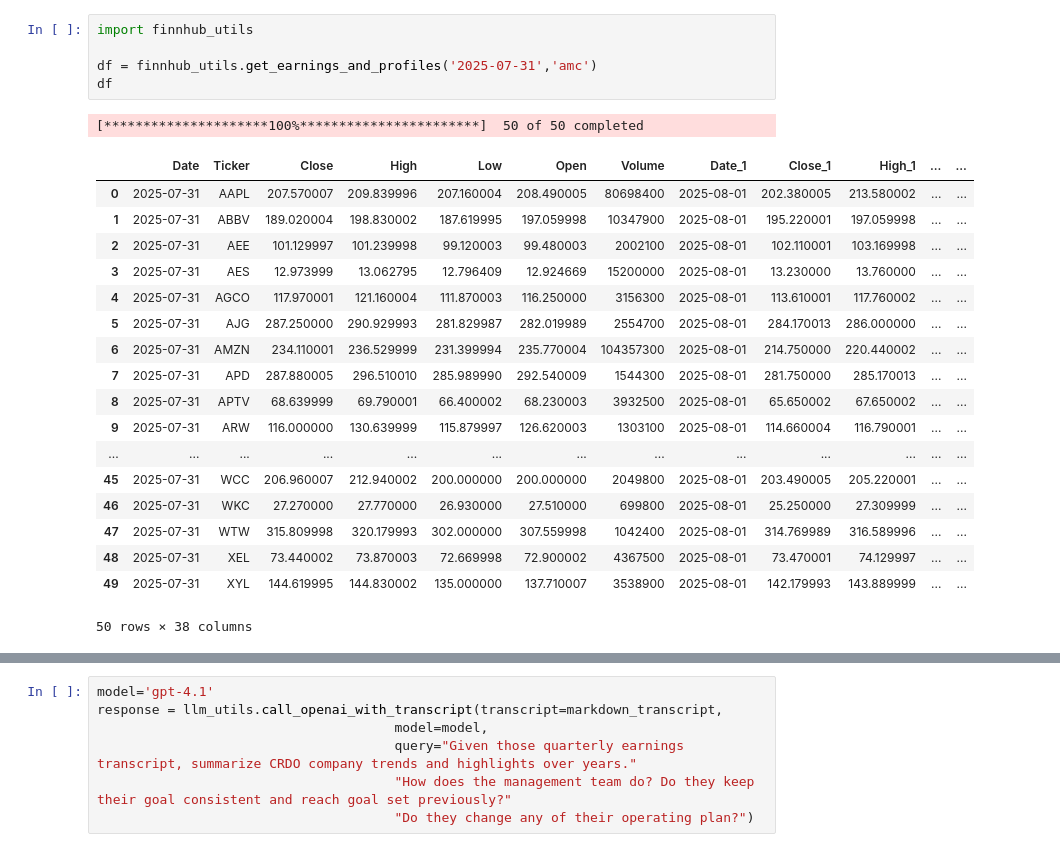
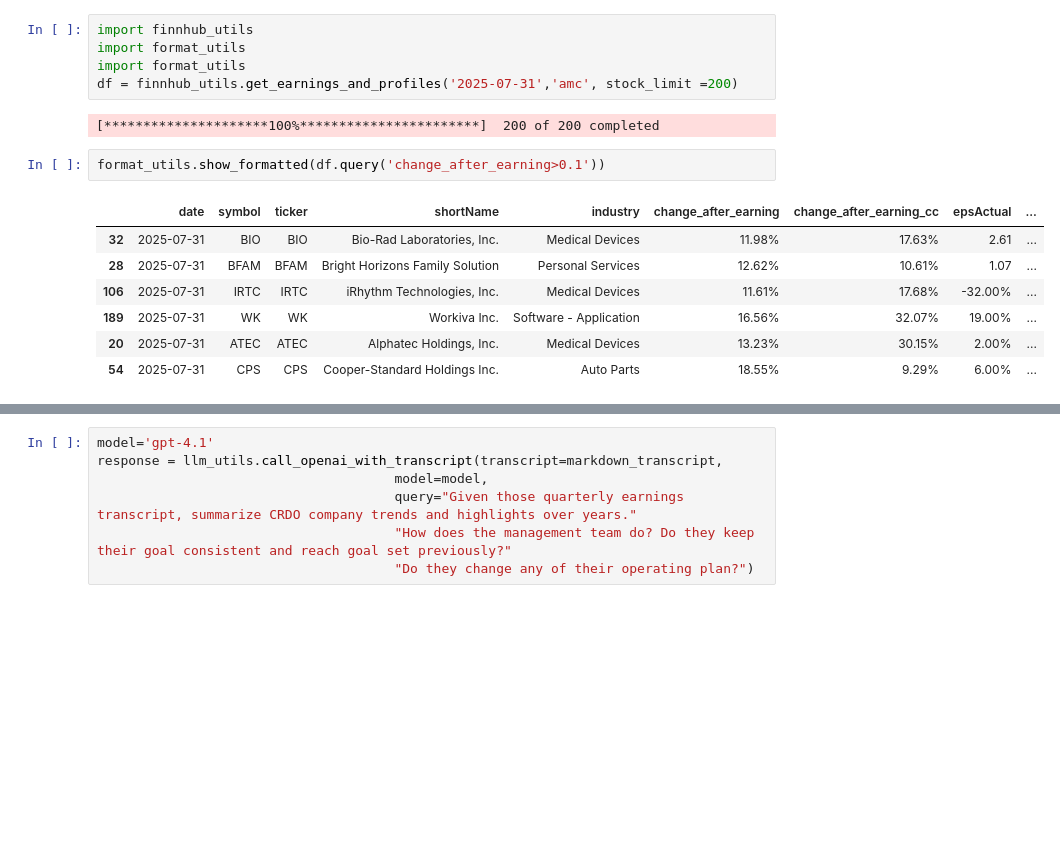
Before and after one commit to jiongmumu/TradingAgents, a Jupyter notebook: tradingagents/dataflows/test_utils.ipynb, the cells around one changed output, grey strips where cells are left out. Cells and saved outputs as stored; diff of their text form; blank space fills up the shorter version.

```diff
--- a/tradingagents/dataflows/test_utils.ipynb
+++ b/tradingagents/dataflows/test_utils.ipynb
@@ -36,25 +9,17 @@ for quarter in quarters:
 # %%
 import finnhub_utils
-
-df = finnhub_utils.get_earnings_and_profiles('2025-07-31','amc')
-df
+import format_utils
+import format_utils
+df = finnhub_utils.get_earnings_and_profiles('2025-07-31','amc', stock_limit =200)
 # %% [output]
-[*********************100%***********************]  50 of 50 completed
+[*********************100%***********************]  200 of 200 completed
-|  | Date | Ticker | Close | High | Low | Open | Volume | Date_1 | Close_1 | High_1 | ... | ... |
-| 0 | 2025-07-31 | AAPL | 207.570007 | 209.839996 | 207.160004 | 208.490005 | 80698400 | 2025-08-01 | 202.380005 | 213.580002 | ... | ... |
-| 1 | 2025-07-31 | ABBV | 189.020004 | 198.830002 | 187.619995 | 197.059998 | 10347900 | 2025-08-01 | 195.220001 | 197.059998 | ... | ... |
-| 2 | 2025-07-31 | AEE | 101.129997 | 101.239998 | 99.120003 | 99.480003 | 2002100 | 2025-08-01 | 102.110001 | 103.169998 | ... | ... |
-| 3 | 2025-07-31 | AES | 12.973999 | 13.062795 | 12.796409 | 12.924669 | 15200000 | 2025-08-01 | 13.230000 | 13.760000 | ... | ... |
-| 4 | 2025-07-31 | AGCO | 117.970001 | 121.160004 | 111.870003 | 116.250000 | 3156300 | 2025-08-01 | 113.610001 | 117.760002 | ... | ... |
-| 5 | 2025-07-31 | AJG | 287.250000 | 290.929993 | 281.829987 | 282.019989 | 2554700 | 2025-08-01 | 284.170013 | 286.000000 | ... | ... |
-| 6 | 2025-07-31 | AMZN | 234.110001 | 236.529999 | 231.399994 | 235.770004 | 104357300 | 2025-08-01 | 214.750000 | 220.440002 | ... | ... |
-| 7 | 2025-07-31 | APD | 287.880005 | 296.510010 | 285.989990 | 292.540009 | 1544300 | 2025-08-01 | 281.750000 | 285.170013 | ... | ... |
-| 8 | 2025-07-31 | APTV | 68.639999 | 69.790001 | 66.400002 | 68.230003 | 3932500 | 2025-08-01 | 65.650002 | 67.650002 | ... | ... |
-| 9 | 2025-07-31 | ARW | 116.000000 | 130.639999 | 115.879997 | 126.620003 | 1303100 | 2025-08-01 | 114.660004 | 116.790001 | ... | ... |
-| ... | ... | ... | ... | ... | ... | ... | ... | ... | ... | ... | ... | ... |
-| 45 | 2025-07-31 | WCC | 206.960007 | 212.940002 | 200.000000 | 200.000000 | 2049800 | 2025-08-01 | 203.490005 | 205.220001 | ... | ... |
-| 46 | 2025-07-31 | WKC | 27.270000 | 27.770000 | 26.930000 | 27.510000 | 699800 | 2025-08-01 | 25.250000 | 27.309999 | ... | ... |
-| 47 | 2025-07-31 | WTW | 315.809998 | 320.179993 | 302.000000 | 307.559998 | 1042400 | 2025-08-01 | 314.769989 | 316.589996 | ... | ... |
-| 48 | 2025-07-31 | XEL | 73.440002 | 73.870003 | 72.669998 | 72.900002 | 4367500 | 2025-08-01 | 73.470001 | 74.129997 | ... | ... |
-| 49 | 2025-07-31 | XYL | 144.619995 | 144.830002 | 135.000000 | 137.710007 | 3538900 | 2025-08-01 | 142.179993 | 143.889999 | ... | ... |
-50 rows × 38 columns
+# %%
+format_utils.show_formatted(df.query('change_after_earning>0.1'))
+# %% [output]
+|  | date | symbol | ticker | shortName | industry | change_after_earning | change_after_earning_cc | epsActual | ... |
+| 32 | 2025-07-31 | BIO | BIO | Bio-Rad Laboratories, Inc. | Medical Devices | 11.98% | 17.63% | 2.61 | ... |
+| 28 | 2025-07-31 | BFAM | BFAM | Bright Horizons Family Solution | Personal Services | 12.62% | 10.61% | 1.07 | ... |
+| 106 | 2025-07-31 | IRTC | IRTC | iRhythm Technologies, Inc. | Medical Devices | 11.61% | 17.68% | -32.00% | ... |
+| 189 | 2025-07-31 | WK | WK | Workiva Inc. | Software - Application | 16.56% | 32.07% | 19.00% | ... |
+| 20 | 2025-07-31 | ATEC | ATEC | Alphatec Holdings, Inc. | Medical Devices | 13.23% | 30.15% | 2.00% | ... |
+| 54 | 2025-07-31 | CPS | CPS | Cooper-Standard Holdings Inc. | Auto Parts | 18.55% | 9.29% | 6.00% | ... |
```
Also changed, not shown: parts of 16 cells of this notebook, 3 other files.
